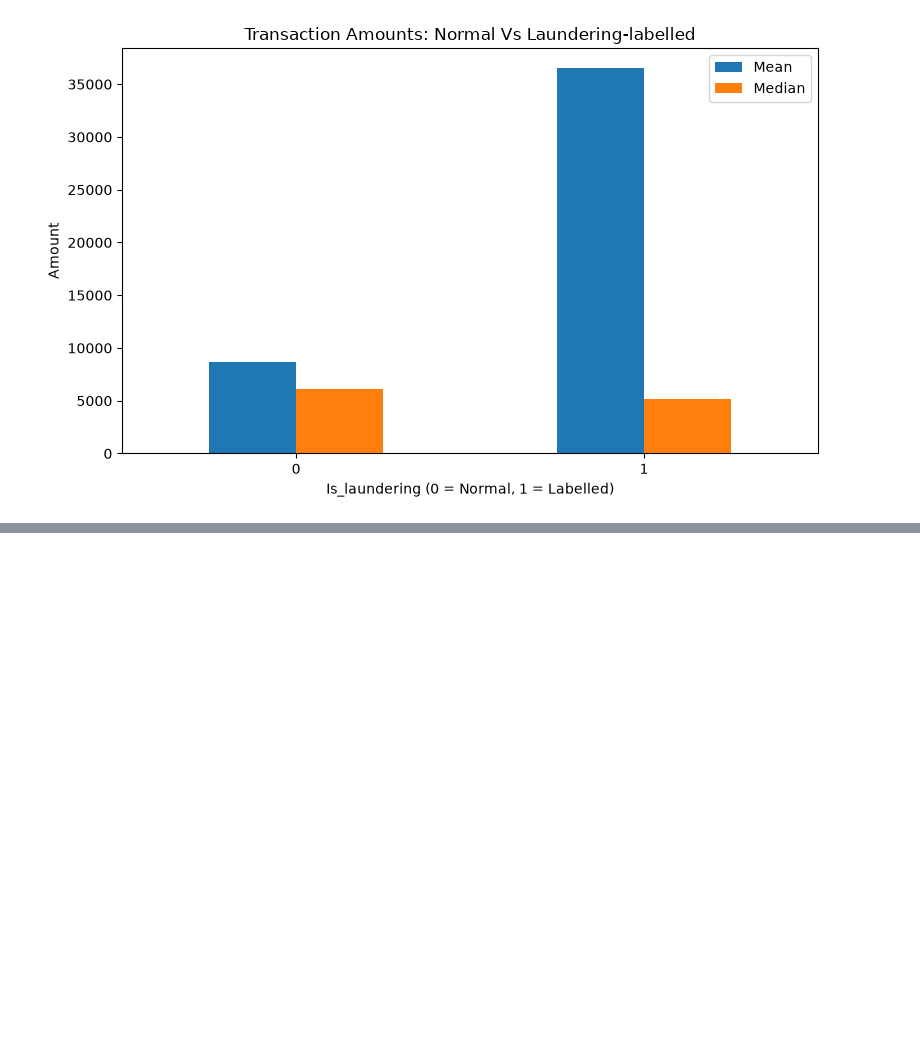
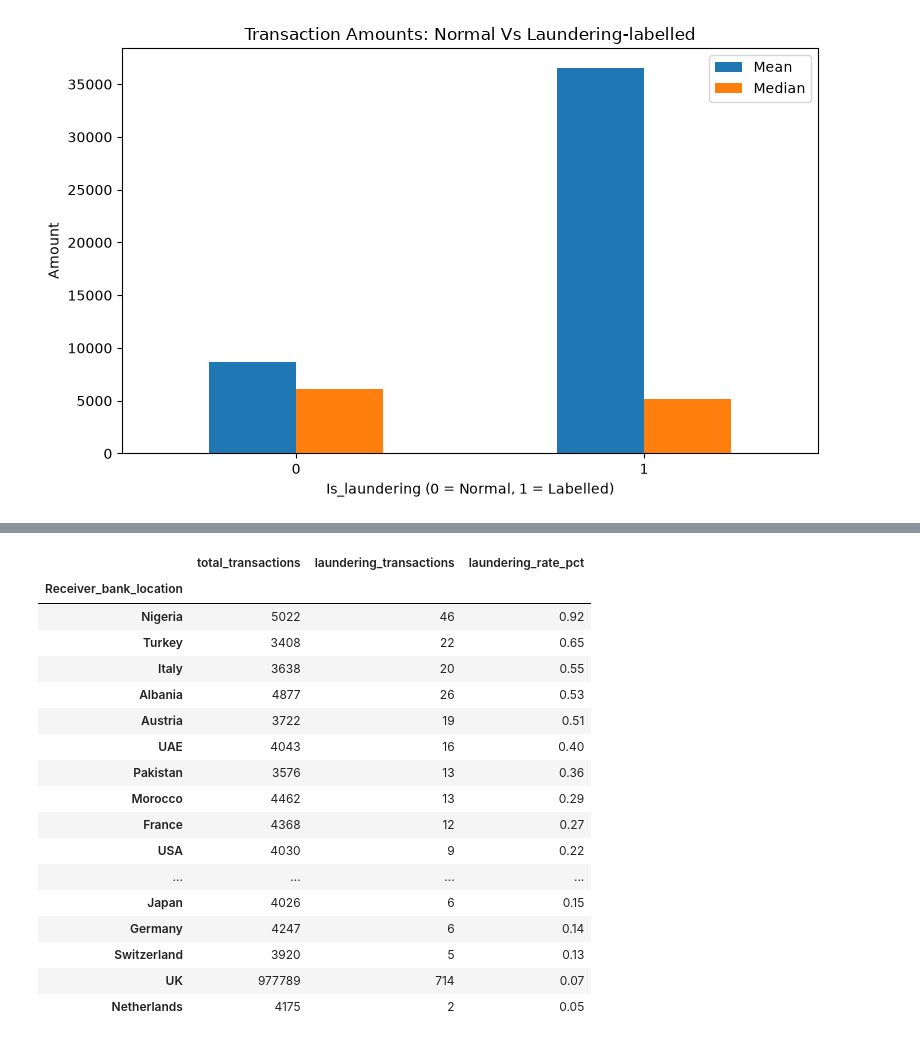
Before and after one commit to Ashutoshp-19/aml-transaction-monitering, a Jupyter notebook: 01_data-exploration.ipynb, the cells around one changed output, grey strips where cells are left out. Drawn from its saved outputs; the diff is of its cells as text; code cells hidden in the pictures; blank space fills up the shorter version.

```diff
--- a/01_data-exploration.ipynb
+++ b/01_data-exploration.ipynb
@@ -92,0 +211,37 @@ plt.show()
+# %%
+ #Analysing receiver bank locations
+
+receiver_analysis = df.groupby("Receiver_bank_location").agg(
+    total_transactions=("Is_laundering", "count"),
+    laundering_transactions=("Is_laundering", "sum")
+)
+
+receiver_analysis["laundering_rate_pct"] = (
+    receiver_analysis["laundering_transactions"]
+    / receiver_analysis["total_transactions"]
+    * 100
+)
+
+receiver_analysis.sort_values(
+    "laundering_rate_pct",
+    ascending=False
+).round(2)
+# %% [output]
+|  | total_transactions | laundering_transactions | laundering_rate_pct |
+| Receiver_bank_location |  |  |  |
+| Nigeria | 5022 | 46 | 0.92 |
+| Turkey | 3408 | 22 | 0.65 |
+| Italy | 3638 | 20 | 0.55 |
+| Albania | 4877 | 26 | 0.53 |
+| Austria | 3722 | 19 | 0.51 |
+| UAE | 4043 | 16 | 0.40 |
+| Pakistan | 3576 | 13 | 0.36 |
+| Morocco | 4462 | 13 | 0.29 |
+| France | 4368 | 12 | 0.27 |
+| USA | 4030 | 9 | 0.22 |
+| ... | ... | ... | ... |
+| Japan | 4026 | 6 | 0.15 |
+| Germany | 4247 | 6 | 0.14 |
+| Switzerland | 3920 | 5 | 0.13 |
+| UK | 977789 | 714 | 0.07 |
+| Netherlands | 4175 | 2 | 0.05 |
```
Also changed, not shown: parts of 10 cells of this notebook, 1 other file.
